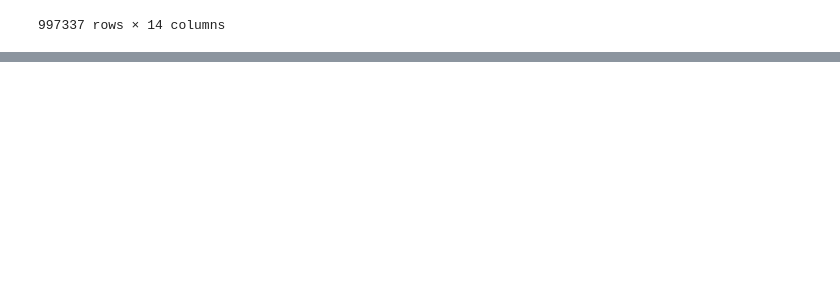
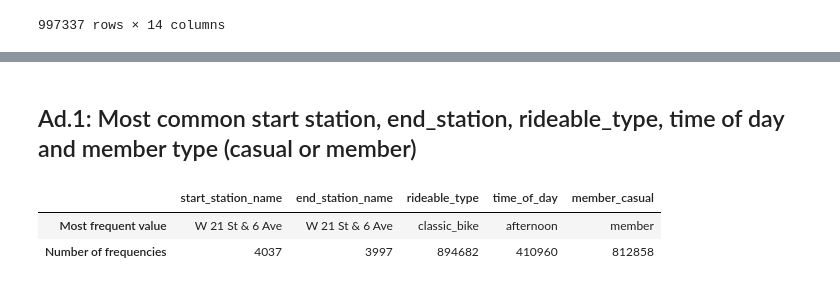
Before and after one commit to PawelG-WWA/Public_Projects, a Jupyter notebook: DataAnalysis/Citi_BikeRide/citi_bike_ride_share_analysis.ipynb, the cells around one changed output, grey strips where cells are left out. Cells and saved outputs as stored; diff of their text form; code cells hidden in the pictures; blank space fills up the shorter version.

Commit message:
created frequencies table to analyze usage of stations, most frequent time of day, membership type and rideable type

```diff
--- a/DataAnalysis/Citi_BikeRide/citi_bike_ride_share_analysis.ipynb
+++ b/DataAnalysis/Citi_BikeRide/citi_bike_ride_share_analysis.ipynb
@@ -298,0 +311,22 @@ df_citibike
+# %% [markdown]
+## Ad.1: Most common start station, end_station, rideable_type, time of day and member type (casual or member)
+# %%
+start_station_groups = df_citibike.groupby(['start_station_name']).size().sort_values(ascending=False)
+end_station_groups = df_citibike.groupby(['end_station_name']).size().sort_values(ascending=False)
+rideable_type_groups = df_citibike.groupby(['rideable_type'], observed=False).size().sort_values(ascending=False)
+time_of_day_groups = df_citibike.groupby(['ride_time_of_day']).size().sort_values(ascending=False)
+member_casual_groups = df_citibike.groupby(['member_casual'], observed=False).size().sort_values(ascending=False)
+
+top_frequencies = pd.DataFrame({
+    'start_station_name': [start_station_groups.index[0], start_station_groups.iloc[0]],
+    'end_station_name': [end_station_groups.index[0], end_station_groups.iloc[0]],
+    'rideable_type': [rideable_type_groups.index[0], rideable_type_groups.iloc[0]],
+    'time_of_day': [time_of_day_groups.index[0], time_of_day_groups.iloc[0]],
+    'member_casual': [member_casual_groups.index[0], member_casual_groups.iloc[0]]
+}, index=['Most frequent value', 'Number of frequencies'])
+
+top_frequencies
+# %% [output]
+|  | start_station_name | end_station_name | rideable_type | time_of_day | member_casual |
+| Most frequent value | W 21 St & 6 Ave | W 21 St & 6 Ave | classic_bike | afternoon | member |
+| Number of frequencies | 4037 | 3997 | 894682 | 410960 | 812858 |
```
Also changed, not shown: parts of 1 cell of this notebook.
